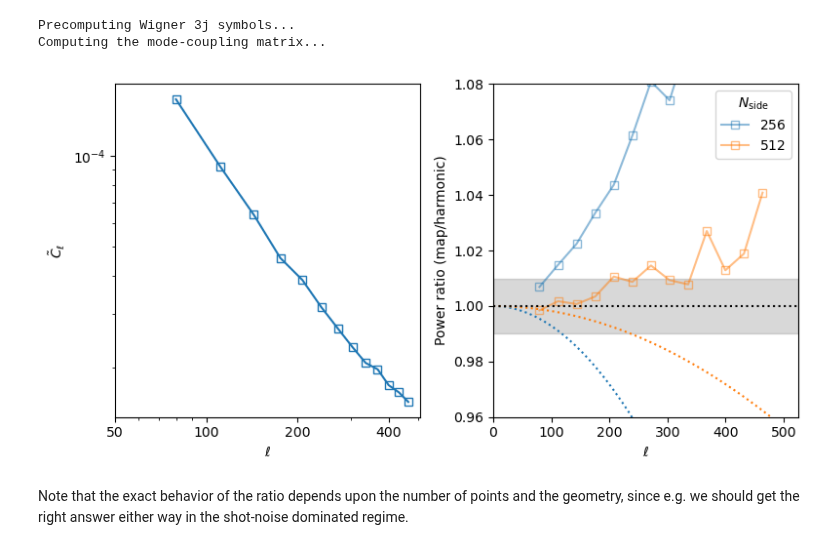
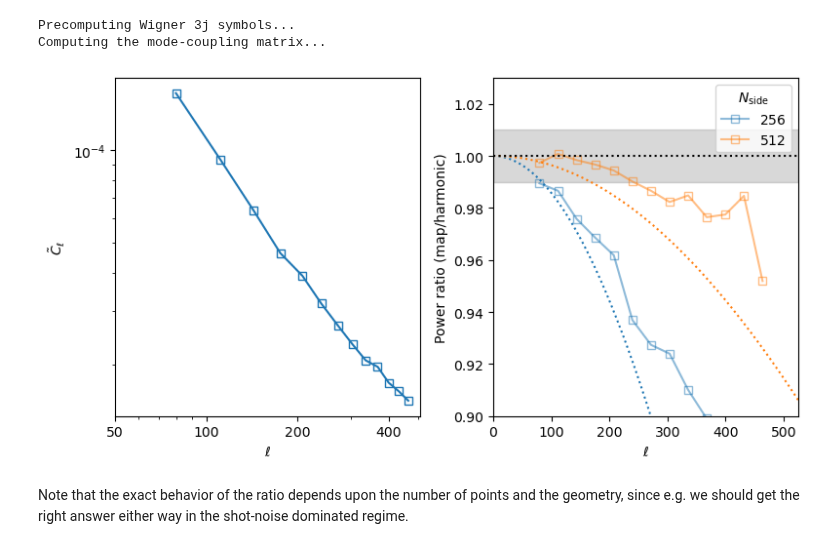
Before and after one commit to martinjameswhite/directsht, a Jupyter notebook: notebooks/analyzing_mocks.ipynb, the cells around one changed output. Cells and saved outputs as stored; diff of their text form; code cells hidden in the pictures.

Commit message:
Switch numerator/denominator in ratio figure.

```diff
--- a/notebooks/analyzing_mocks.ipynb
+++ b/notebooks/analyzing_mocks.ipynb
@@ -504,37 +504,37 @@ for nside in [256,512]:
     #
     omap      = np.zeros(npix,dtype='f8')
     omap[msk] = dmap[msk]/rmap[msk]
     omap[msk] = omap[msk]/np.mean(omap[msk]) - 1
     mask      = np.zeros(npix)
     mask[msk] = 1.0
     #
     cl_via_map= hp.anafast(omap)
     #
     # Deconvolve the mask
     binned_ells,mdel_decoupled = MD2(cl_via_map,bins)
     binned_ells,mdel_decoupled = binned_ells[Ndiscard:-Ndiscard],mdel_decoupled[Ndiscard:-Ndiscard]
     #
-    ratio= hdif_decoupled/mdel_decoupled
+    ratio= mdel_decoupled/hdif_decoupled
     pixwn= hp.pixwin(nside)
     #
     ax[1].plot(binned_ells,ratio,'s-',color='C'+str(icol),alpha=0.5,\
                mfc='None',label='${:4d}$'.format(nside))
-    ax[1].plot(np.arange(pixwn.size),pixwn,ls=':',color='C'+str(icol))
+    ax[1].plot(np.arange(pixwn.size),pixwn**2,ls=':',color='C'+str(icol))
     icol = (icol+1)%10
 #
 ax[1].axhline(1.0,ls=':',color='k')
 ax[1].fill_between([0,Nl+25],[0.99,0.99],[1.01,1.01],color='grey',alpha=0.3)
 ax[1].set_ylabel(r'Power ratio (map/harmonic)')
 ax[1].legend(title=r'$N_{\rm side}$')
-ax[1].set_ylim(0.96,1.08)
+ax[1].set_ylim(0.90,1.03)
 ax[1].set_yscale('linear')
 ax[1].set_xlabel(r'$\ell$')
 ax[1].set_xlim([0,Nl+25])
 #
 plt.tight_layout()
 #plt.savefig('compare_pipelines.pdf')
 # %% [output]
-[figure, old version]
+[figure, new version]
 # %% [markdown]
 Note that the exact behavior of the ratio depends upon the number of points and the geometry, since e.g. we should get the right answer either way in the shot-noise dominated regime.
 # %% [markdown]
```
Also changed, not shown: parts of 11 cells of this notebook.
